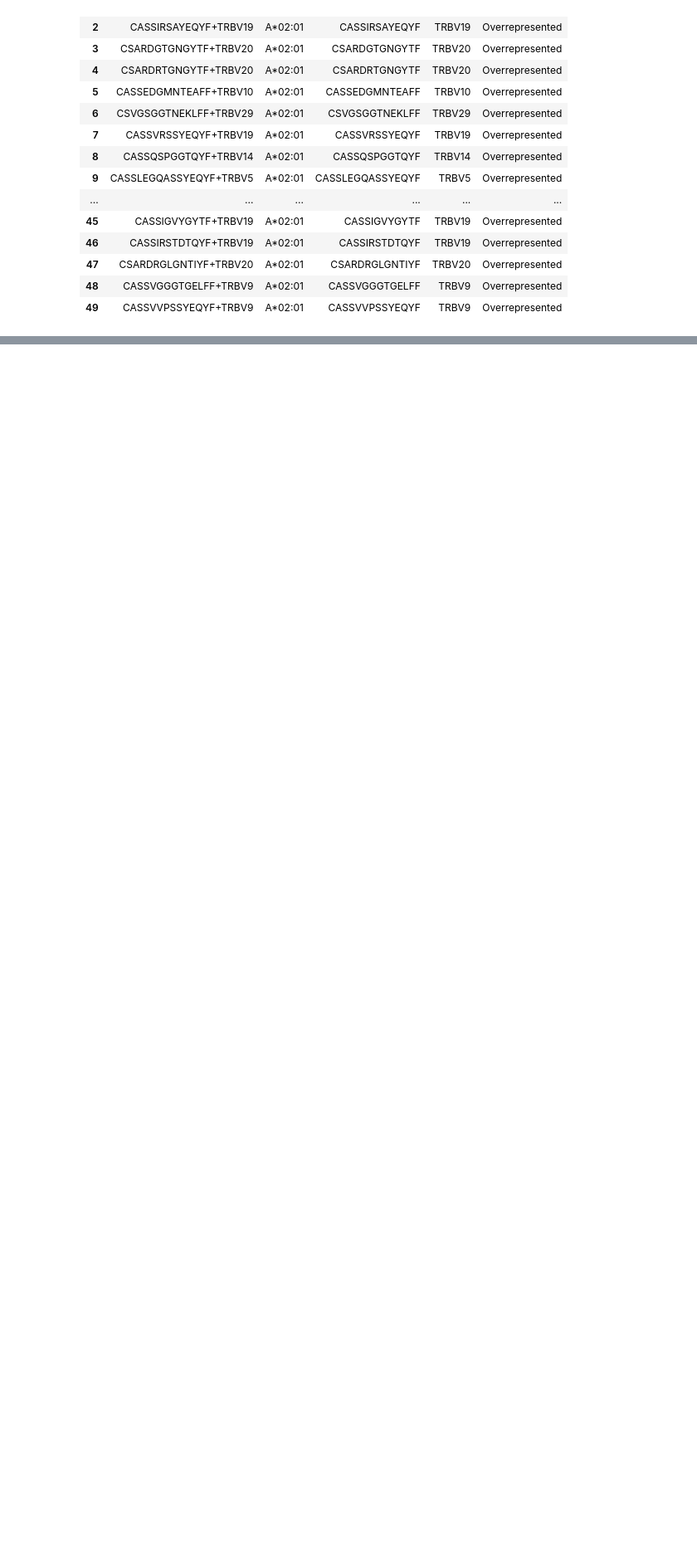
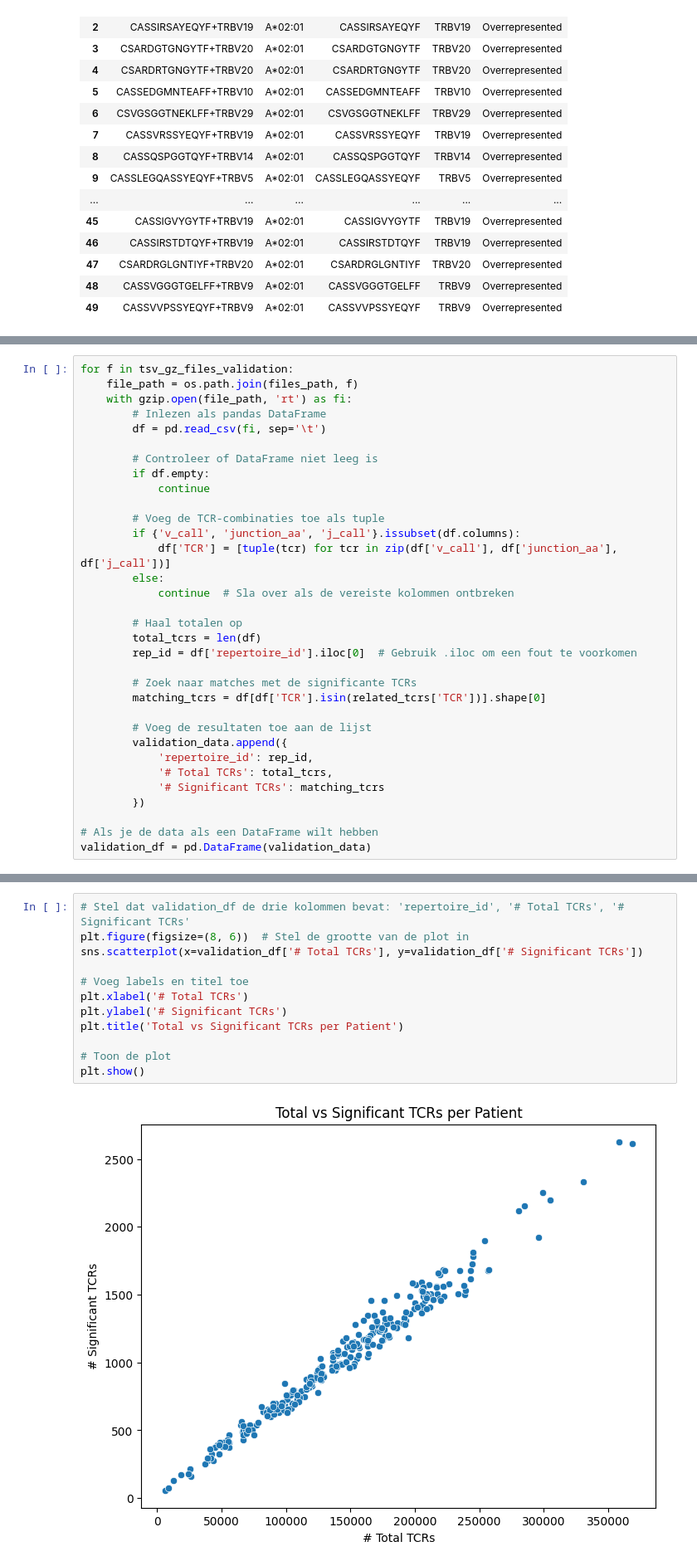
Before and after one commit to saartjeherman/Emerson, a Jupyter notebook: emerson.ipynb, the cells around one changed output, grey strips where cells are left out. Shown: that part at 83% size. Drawn from its saved outputs; the diff is of its cells as text; blank space fills up the shorter version.

```diff
--- a/emerson.ipynb
+++ b/emerson.ipynb
@@ -506,0 +497,33 @@ merged_df.head()
+# %%
+for f in tsv_gz_files_validation:
+    file_path = os.path.join(files_path, f)
+    with gzip.open(file_path, 'rt') as fi:
+        # Inlezen als pandas DataFrame
+        df = pd.read_csv(fi, sep='\t')
+
+        # Controleer of DataFrame niet leeg is
+        if df.empty:
+            continue
+
+        # Voeg de TCR-combinaties toe als tuple
+        if {'v_call', 'junction_aa', 'j_call'}.issubset(df.columns):
+            df['TCR'] = [tuple(tcr) for tcr in zip(df['v_call'], df['junction_aa'], df['j_call'])]
+        else:
+            continue  # Sla over als de vereiste kolommen ontbreken
+
+        # Haal totalen op
+        total_tcrs = len(df)
+        rep_id = df['repertoire_id'].iloc[0]  # Gebruik .iloc om een fout te voorkomen
+
+        # Zoek naar matches met de significante TCRs
+        matching_tcrs = df[df['TCR'].isin(related_tcrs['TCR'])].shape[0]
+
+        # Voeg de resultaten toe aan de lijst
+        validation_data.append({
+            'repertoire_id': rep_id,
+            '# Total TCRs': total_tcrs,
+            '# Significant TCRs': matching_tcrs
+        })
+
+# Als je de data als een DataFrame wilt hebben
+validation_df = pd.DataFrame(validation_data)
@@ -506,0 +539,14 @@ merged_df.head()
+# %%
+# Stel dat validation_df de drie kolommen bevat: 'repertoire_id', '# Total TCRs', '# Significant TCRs'
+plt.figure(figsize=(8, 6))  # Stel de grootte van de plot in
+sns.scatterplot(x=validation_df['# Total TCRs'], y=validation_df['# Significant TCRs'])
+
+# Voeg labels en titel toe
+plt.xlabel('# Total TCRs')
+plt.ylabel('# Significant TCRs')
+plt.title('Total vs Significant TCRs per Patient')
+
+# Toon de plot
+plt.show()
+# %% [output]
+[figure, added]
```
Also changed, not shown: parts of 27 cells of this notebook.
